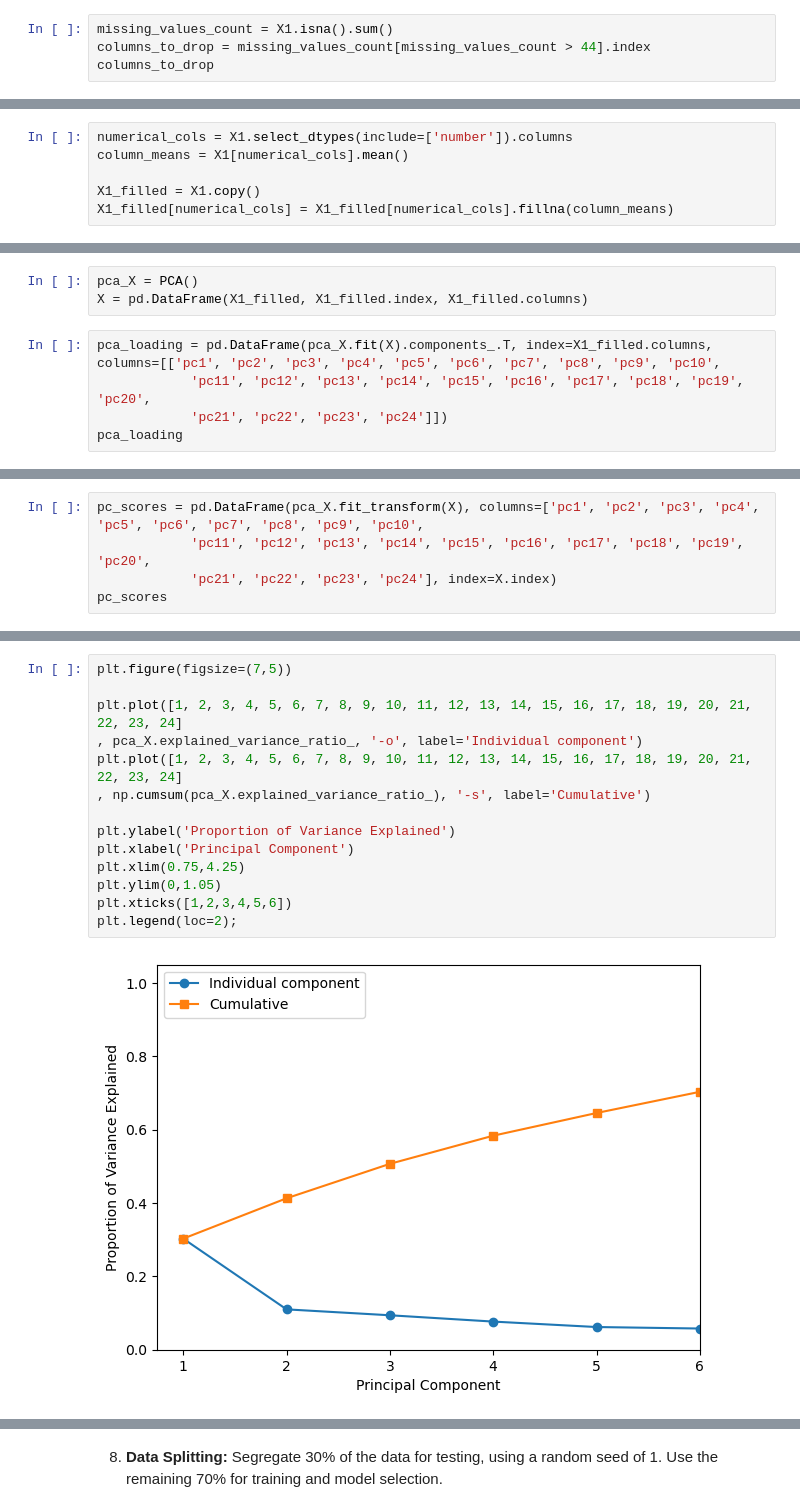
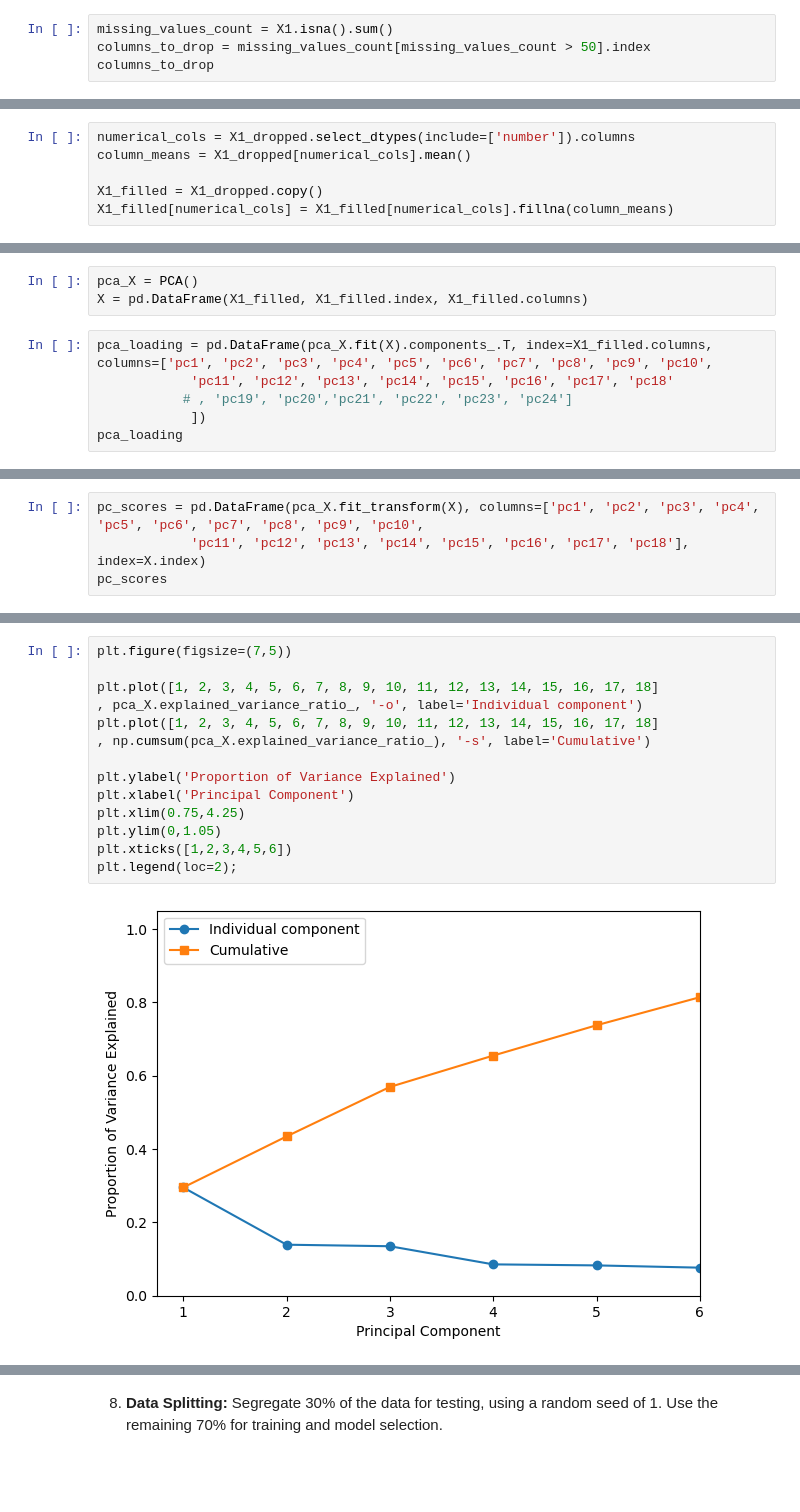
Before and after one commit to dail9/3da-assignment6, a Jupyter notebook: assignment6.ipynb, the cells around one changed output, grey strips where cells are left out. Cells and saved outputs as stored; diff of their text form; blank space fills up the shorter version.

```diff
--- a/assignment6.ipynb
+++ b/assignment6.ipynb
@@ -655,6 +669,6 @@ X1_drop
 dropped the columns if the missing value of this variable is greater than 44.
 # %%
 missing_values_count = X1.isna().sum()
-columns_to_drop = missing_values_count[missing_values_count > 44].index
+columns_to_drop = missing_values_count[missing_values_count > 50].index
 columns_to_drop
 # %% [output]
@@ -679,8 +693,8 @@ X1_dropped
 # %%
-numerical_cols = X1.select_dtypes(include=['number']).columns
-column_means = X1[numerical_cols].mean()
+numerical_cols = X1_dropped.select_dtypes(include=['number']).columns
+column_means = X1_dropped[numerical_cols].mean()
 
-X1_filled = X1.copy()
+X1_filled = X1_dropped.copy()
 X1_filled[numerical_cols] = X1_filled[numerical_cols].fillna(column_means)
 # %% [markdown]
 Replacing the missing value by the mean of the variables for numerical variables.
@@ -889,8 +905,9 @@ array([0, 0, 0, 0, 0, 0, 0, 0, 0, 0, 0, 0, 0, 0, 0, 0, 0, 0, 0, 0, 0, 0,
 pca_X = PCA()
 X = pd.DataFrame(X1_filled, X1_filled.index, X1_filled.columns)
 # %%
-pca_loading = pd.DataFrame(pca_X.fit(X).components_.T, index=X1_filled.columns, columns=[['pc1', 'pc2', 'pc3', 'pc4', 'pc5', 'pc6', 'pc7', 'pc8', 'pc9', 'pc10',
-            'pc11', 'pc12', 'pc13', 'pc14', 'pc15', 'pc16', 'pc17', 'pc18', 'pc19', 'pc20',
-            'pc21', 'pc22', 'pc23', 'pc24']])
+pca_loading = pd.DataFrame(pca_X.fit(X).components_.T, index=X1_filled.columns, columns=['pc1', 'pc2', 'pc3', 'pc4', 'pc5', 'pc6', 'pc7', 'pc8', 'pc9', 'pc10',
+            'pc11', 'pc12', 'pc13', 'pc14', 'pc15', 'pc16', 'pc17', 'pc18'
+           # , 'pc19', 'pc20','pc21', 'pc22', 'pc23', 'pc24']
+            ])
 pca_loading
 # %% [output]
@@ -915,6 +931,5 @@ pca_loading
 # %%
 pc_scores = pd.DataFrame(pca_X.fit_transform(X), columns=['pc1', 'pc2', 'pc3', 'pc4', 'pc5', 'pc6', 'pc7', 'pc8', 'pc9', 'pc10',
-            'pc11', 'pc12', 'pc13', 'pc14', 'pc15', 'pc16', 'pc17', 'pc18', 'pc19', 'pc20',
-            'pc21', 'pc22', 'pc23', 'pc24'], index=X.index)
+            'pc11', 'pc12', 'pc13', 'pc14', 'pc15', 'pc16', 'pc17', 'pc18'], index=X.index)
 pc_scores
 # %% [output]
@@ -955,19 +972,19 @@ dtype: float64
 # %%
 plt.figure(figsize=(7,5))
 
-plt.plot([1, 2, 3, 4, 5, 6, 7, 8, 9, 10, 11, 12, 13, 14, 15, 16, 17, 18, 19, 20, 21, 22, 23, 24]
+plt.plot([1, 2, 3, 4, 5, 6, 7, 8, 9, 10, 11, 12, 13, 14, 15, 16, 17, 18]
 , pca_X.explained_variance_ratio_, '-o', label='Individual component')
-plt.plot([1, 2, 3, 4, 5, 6, 7, 8, 9, 10, 11, 12, 13, 14, 15, 16, 17, 18, 19, 20, 21, 22, 23, 24]
+plt.plot([1, 2, 3, 4, 5, 6, 7, 8, 9, 10, 11, 12, 13, 14, 15, 16, 17, 18]
 , np.cumsum(pca_X.explained_variance_ratio_), '-s', label='Cumulative')
 
 plt.ylabel('Proportion of Variance Explained')
 plt.xlabel('Principal Component')
 plt.xlim(0.75,4.25)
 plt.ylim(0,1.05)
 plt.xticks([1,2,3,4,5,6])
 plt.legend(loc=2);
 # %% [output]
-[figure, old version]
+[figure, new version]
 # %%
 pca_loading
 # %% [output]
```
Also changed, not shown: parts of 61 cells of this notebook.
